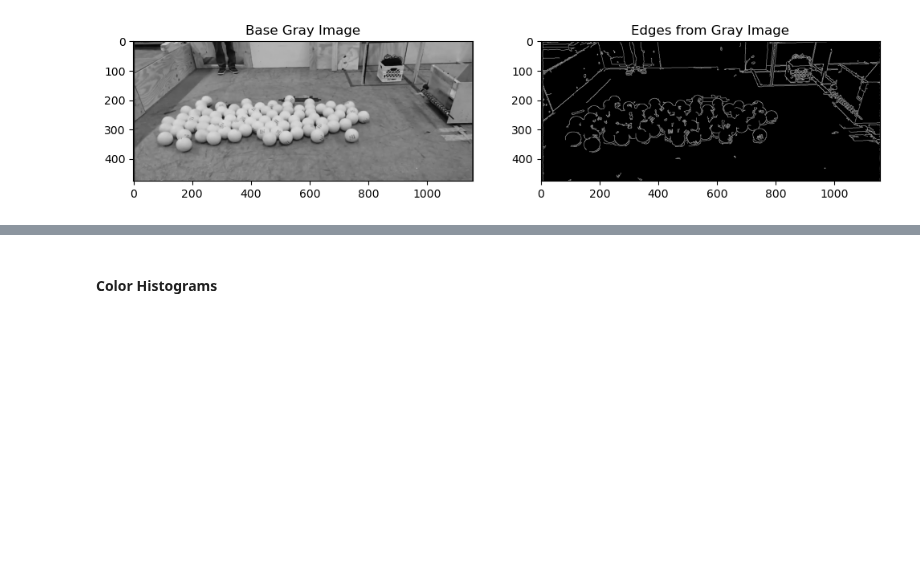
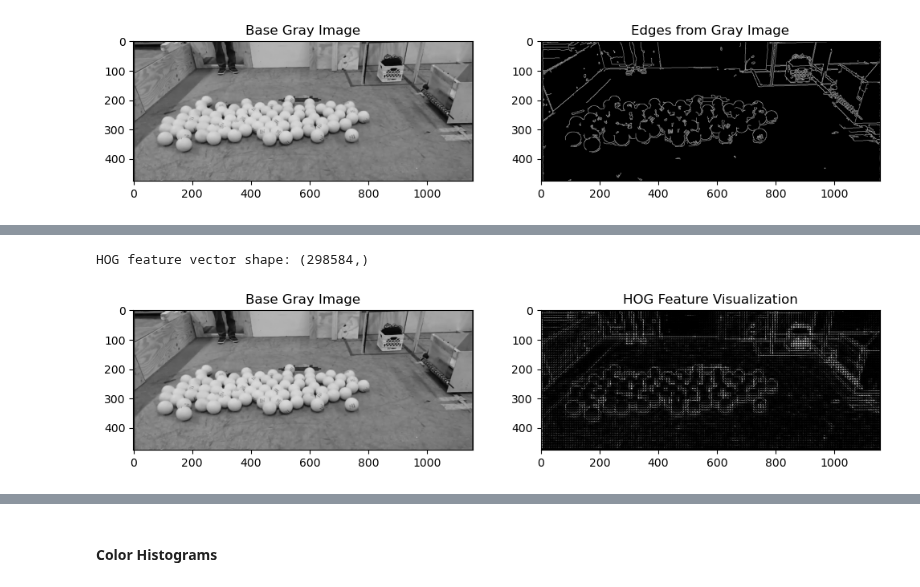
Before and after one commit to nickmelamed/mortorq_instruction, a Jupyter notebook: ml_resources/cv_primer/02-features.ipynb, the cells around one changed output, grey strips where cells are left out. Drawn from its saved outputs; the diff is of its cells as text; code cells hidden in the pictures; blank space fills up the shorter version.

```diff
--- a/ml_resources/cv_primer/02-features.ipynb
+++ b/ml_resources/cv_primer/02-features.ipynb
@@ -234,0 +240,26 @@ To think about why this would be more important than something like color, go ba
+# %%
+hog_features, hog_image = hog(
+    img_grayscale,
+    orientations=9,
+    pixels_per_cell=(8, 8),
+    cells_per_block=(2, 2),
+    visualize=True
+)
+
+print("HOG feature vector shape:", hog_features.shape)
+
+# rescale for better contrast when displaying
+hog_image_rescaled = exposure.rescale_intensity(hog_image, in_range=(0, 10))
+
+fig, ax = plt.subplots(nrows=1, ncols=2, figsize=(12, 8))
+
+ax[0].imshow(img_grayscale, cmap='gray')
+ax[0].set_title('Base Gray Image')
+
+ax[1].imshow(hog_image_rescaled, cmap='gray')
+ax[1].set_title('HOG Feature Visualization')
+
+plt.show()
+# %% [output]
+HOG feature vector shape: (298584,)
+[figure, added]
```
Also changed, not shown: parts of 16 cells of this notebook.
